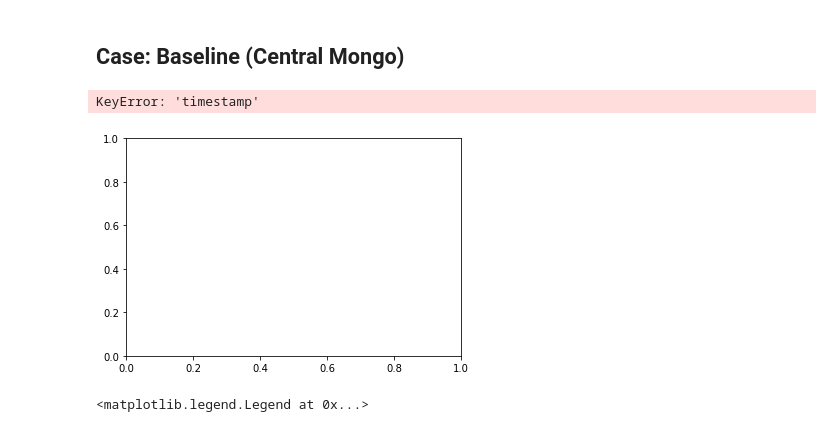
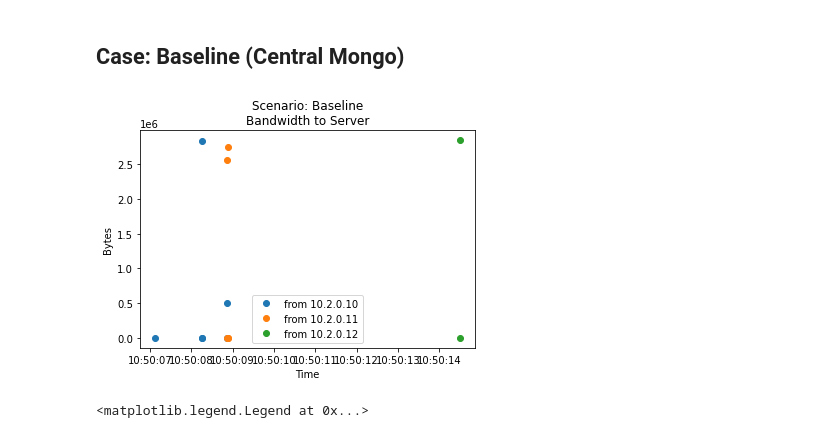
Before and after one commit to dos-group/syncmesh, a Jupyter notebook: evaluation/Main.ipynb, the cells around one changed output. Saved outputs shown, nothing was run; the diff lists cells and outputs as text; code cells hidden in the pictures.

```diff
--- a/evaluation/Main.ipynb
+++ b/evaluation/Main.ipynb
@@ -99,17 +99,16 @@ Text(0.5, 1.0, 'Round Trip Time Histogram')
 # %%
 fig, ax = plt.subplots()
 # ax.set_ylim(0,500)
 for key in toServerDataset:
-    ax.plot(toServerDataset[key]["timestamp"], toServerDataset[key]["jsonPayload.bytes_sent"], label="from " + key, marker='o', linestyle='None')
+    ax.plot(toServerDataset[key].index, toServerDataset[key]["jsonPayload.bytes_sent"], label="from " + key, marker='o', linestyle='None')
 # set title and legend
 ax.set_title('Scenario: Baseline\nBandwidth to Server')
 ax.set_ylabel("Bytes")
 ax.set_xlabel("Time")
 ax.legend()
 fig.savefig("out/bandwidth_to_server.png")
 # %% [output]
-KeyError: 'timestamp'
-[figure, old version]
+[figure, new version]
 # %%
 fig, ax = plt.subplots()
 # ax.set_ylim(0,500)
```
Also changed, not shown: parts of 4 cells of this notebook, 1 other file.
